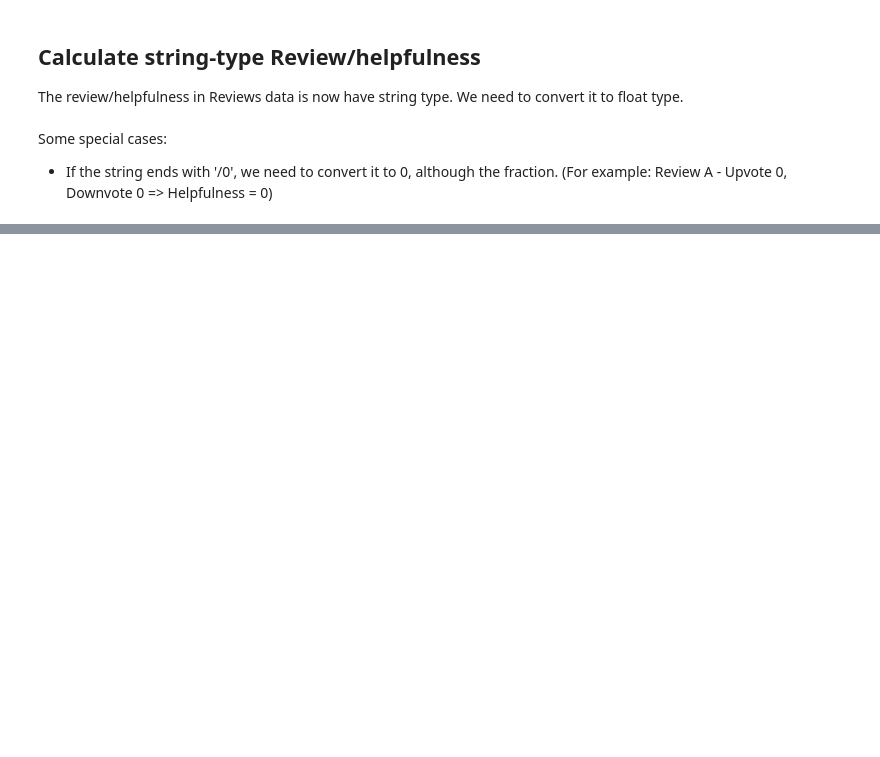
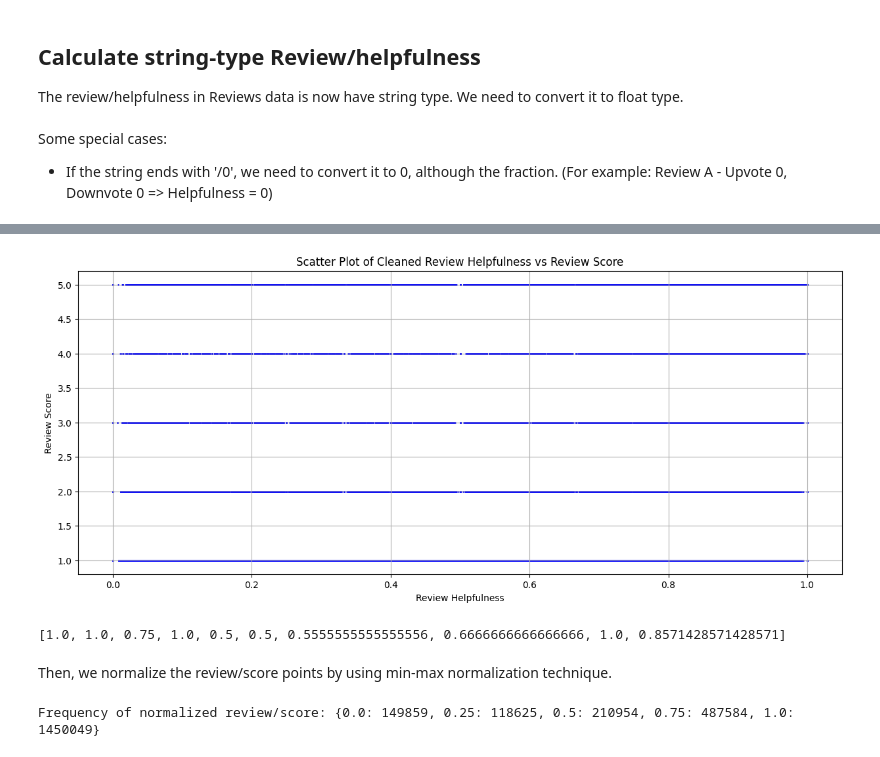
Before and after one commit to ngthiennhan2002/Amazon-Books_Reviews, a Jupyter notebook: amazon_books_reviews.ipynb, the cells around one changed output, grey strips where cells are left out. Drawn from its saved outputs; the diff is of its cells as text; code cells hidden in the pictures; blank space fills up the shorter version.

Commit message:
Some normalization

```diff
--- a/amazon_books_reviews.ipynb
+++ b/amazon_books_reviews.ipynb
@@ -768,0 +898,7 @@ df_review.head(5)
+# %%
+print('Dropped data rows:')
+for index, row in df_review.iterrows():
+    if row['review/helpfulness'] > 1.0:
+        print(row)
+        df_review = df_review.drop(index)
+print('--- Done dropping some unsatisfied reviews ---')
@@ -768,0 +923,22 @@ df_review.head(5)
+# %%
+# Get the lists of review helpfulness and review scores
+review_helpfulness = list(df_review['review/helpfulness'])
+review_score = list(df_review['review/score'])
+
+plt.figure(figsize=(15, 6))
+
+# Plot on the scatter
+plt.scatter(review_helpfulness, review_score, color='blue', s=1)
+plt.xlabel('Review Helpfulness')
+plt.ylabel('Review Score')
+plt.title('Scatter Plot of Cleaned Review Helpfulness vs Review Score')
+plt.grid(True)
+plt.show()
+# %% [output]
+[figure, added]
+# %%
+print(review_helpfulness[:10])
+# %% [output]
+[1.0, 1.0, 0.75, 1.0, 0.5, 0.5, 0.5555555555555556, 0.6666666666666666, 1.0, 0.8571428571428571]
+# %% [markdown]
+Then, we normalize the review/score points by using min-max normalization technique.
@@ -768,0 +975,7 @@ df_review.head(5)
+# %%
+# Normalize review/score values to range [0,1]
+normalized_review_scores = normalize_score(list(df_review["review/score"]))
+count_normalized_scores = frequency(normalized_review_scores)
+print(f'Frequency of normalized review/score: {count_normalized_scores}')
+# %% [output]
+Frequency of normalized review/score: {0.0: 149859, 0.25: 118625, 0.5: 210954, 0.75: 487584, 1.0: 1450049}
```
Also changed, not shown: parts of 17 cells of this notebook.
